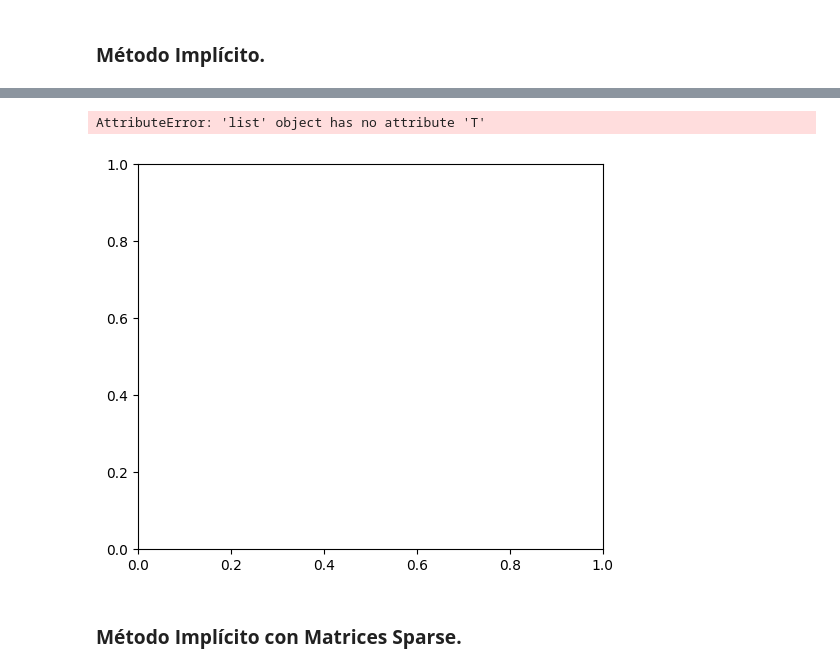
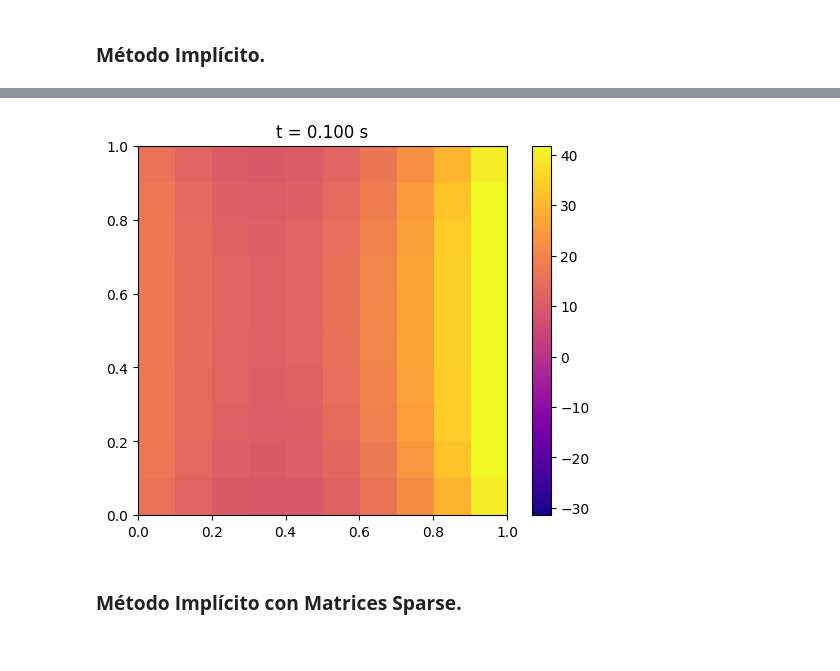
Before and after one commit to mgonzalz/sn_talleres, a Jupyter notebook: notebooks/informe-02__ecuacion-calor.ipynb, the cells around one changed output, grey strips where cells are left out. Drawn from its saved outputs; the diff is of its cells as text; code cells hidden in the pictures.

Commit message:
transitoria implicita pdf

```diff
--- a/notebooks/informe-02__ecuacion-calor.ipynb
+++ b/notebooks/informe-02__ecuacion-calor.ipynb
@@ -338,27 +348,0 @@ def metodo_implicito_2D(Nx, Ny, alpha, dx, dy, dt, Nt):
-# %%
-import matplotlib.pyplot as plt
-from matplotlib import animation
-
-# --- Crear figura y datos de tiempo ---
-tiempos = sorted(resultados.keys())
-
-fig, ax = plt.subplots(figsize=(6, 5))
-im = ax.imshow(resultados[tiempos[0]].T, cmap='hot', origin='lower', vmin=0, vmax=50)
-title = ax.set_title("")
-
-def actualizar(frame):
-    T = resultados[tiempos[frame]]
-    im.set_data(T.T)
-    title.set_text(f"Paso {tiempos[frame]}, t = {tiempos[frame]*dt:.3f} s")
-    return im, title
-
-ani = animation.FuncAnimation(fig, actualizar, frames=len(tiempos), interval=150)
-
-plt.tight_layout()
-
-# --- Guardar como GIF ---
-ani.save("animacion_implicito.gif", writer='pillow', fps=10)
-print("✅ Animación guardada como 'animacion_implicito.gif'")
-# %% [output]
-AttributeError: 'list' object has no attribute 'T'
-[figure, removed]
@@ -365,3 +380,46 @@ AttributeError: 'list' object has no attribute 'T'
+# %%
+from scipy.linalg import solve
+
+A = build_matrix_A(N, alpha, dt, h)
+Tn = set_initial_condition(N, h)
+
+snapshots = []
+times = []
+
+for n in range(1, nt + 1):
+    Tn = apply_boundary_conditions(Tn, N)
+    Tn_flat = Tn.flatten()
+    Tnp1_flat = solve(A, Tn_flat)
+    Tn = Tnp1_flat.reshape((N, N))
+
+    # Guardar cada 10 pasos de tiempo para animación suave
+    if n % 10 == 0:
+        snapshots.append(Tn.copy())
+        times.append(n * dt)
+# %%
+import matplotlib.pyplot as plt
+from matplotlib.animation import FuncAnimation, PillowWriter
+
+# Crear figura y eje
+fig, ax = plt.subplots()
+im = ax.imshow(snapshots[0], origin='lower', extent=[0,1,0,1], cmap='plasma',
+               vmin=np.min(snapshots[0]), vmax=np.max(snapshots[0]))
+cbar = plt.colorbar(im, ax=ax)
+title = ax.set_title('')
+
+# Función de actualización de cada frame
+def update(frame):
+    im.set_array(snapshots[frame])
+    title.set_text(f"t = {times[frame]:.3f} s")
+    return [im, title]
+
+# Crear animación
+ani = FuncAnimation(fig, update, frames=len(snapshots), interval=1000, blit=True)
+
+# Guardar como GIF
+ani.save("solucion_transitoria_implicita.gif", writer=PillowWriter(fps=1))
+# %% [output]
+[figure, added]
 # %% [markdown]
 ### **Método Implícito con Matrices Sparse.**
 # %%
```
Also changed, not shown: parts of 5 cells of this notebook, 1 other file.
